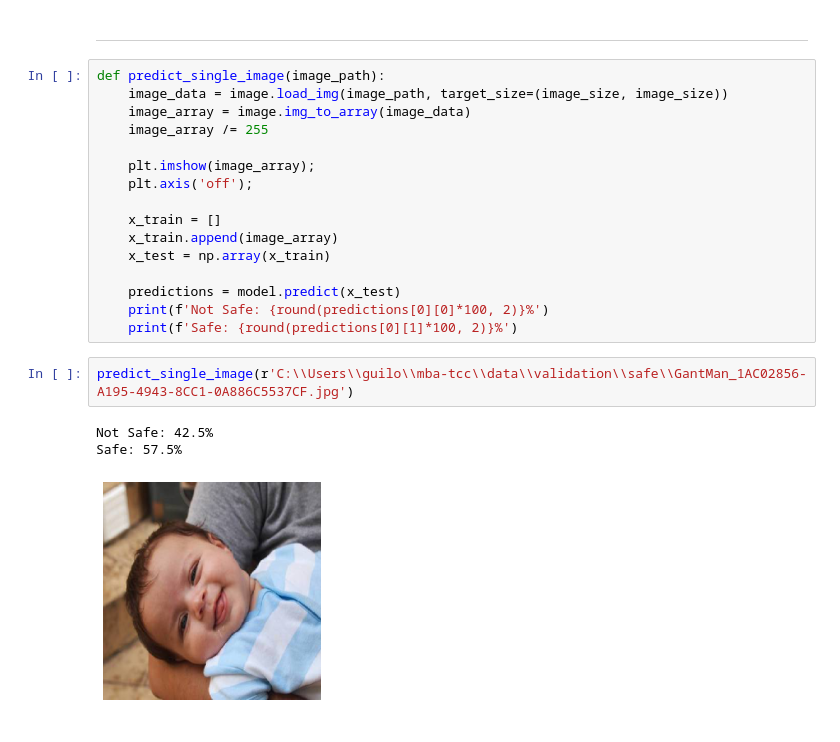
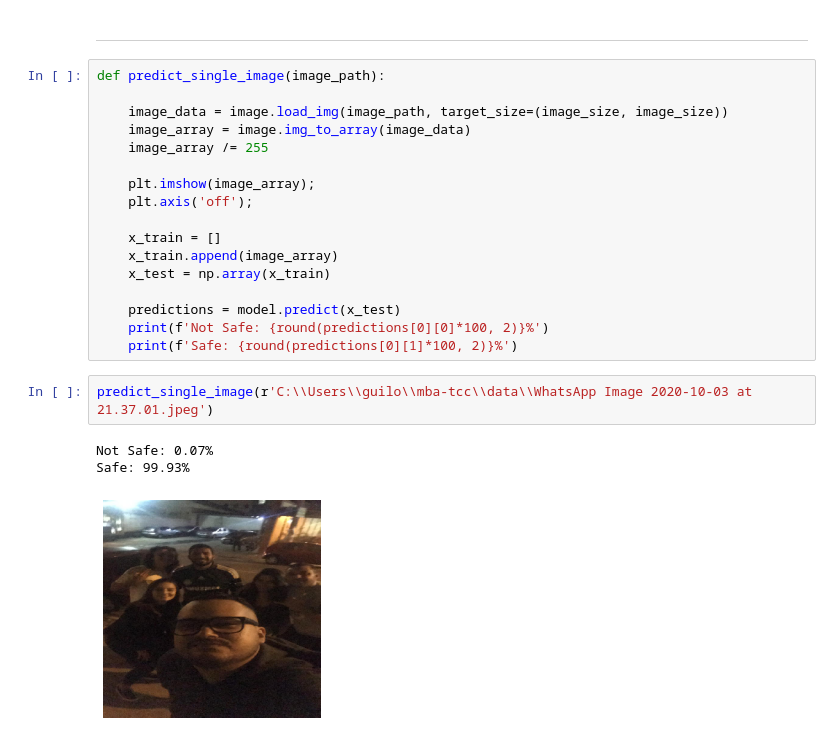
Before and after one commit to guilourenzo/nsfw_model, a Jupyter notebook: tf1/training/visual_jupyter.ipynb, the cells around one changed output. Cells and saved outputs as stored; diff of their text form.

```diff
--- a/tf1/training/visual_jupyter.ipynb
+++ b/tf1/training/visual_jupyter.ipynb
@@ -127,6 +118,7 @@ Normalized confusion matrix
 ----
 # %%
 def predict_single_image(image_path):
+
     image_data = image.load_img(image_path, target_size=(image_size, image_size))
     image_array = image.img_to_array(image_data)
     image_array /= 255
@@ -142,8 +134,8 @@ def predict_single_image(image_path):
     print(f'Not Safe: {round(predictions[0][0]*100, 2)}%')
     print(f'Safe: {round(predictions[0][1]*100, 2)}%')
 # %%
-predict_single_image(r'C:\\Users\\guilo\\mba-tcc\\data\\validation\\safe\\GantMan_1AC02856-A195-4943-8CC1-0A886C5537CF.jpg')
+predict_single_image(r'C:\\Users\\guilo\\mba-tcc\\data\\WhatsApp Image 2020-10-03 at 21.37.01.jpeg')
 # %% [output]
-Not Safe: 42.5%
-Safe: 57.5%
+Not Safe: 0.07%
+Safe: 99.93%
-[figure, old version]
+[figure, new version]
```
Also changed, not shown: parts of 2 cells of this notebook, 1 other file.
